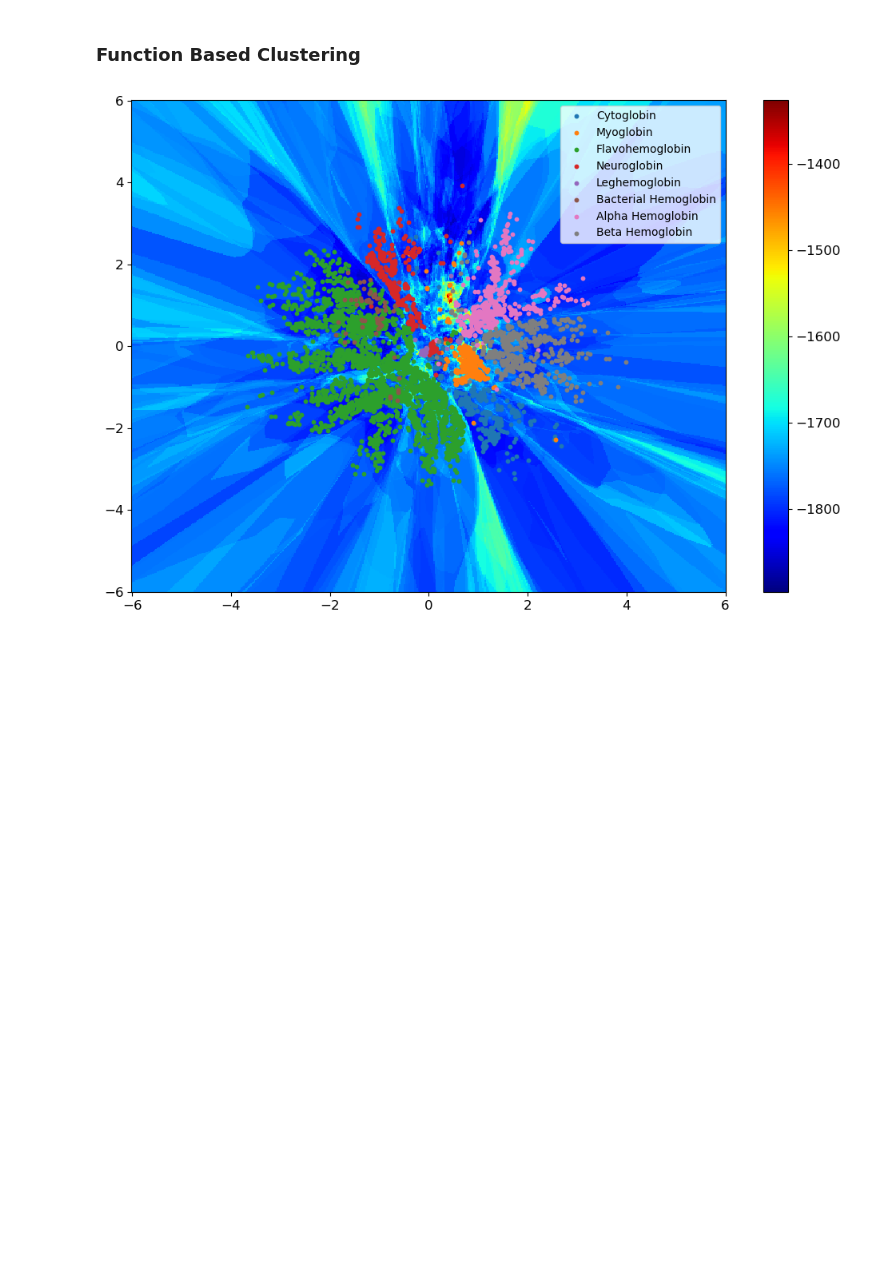
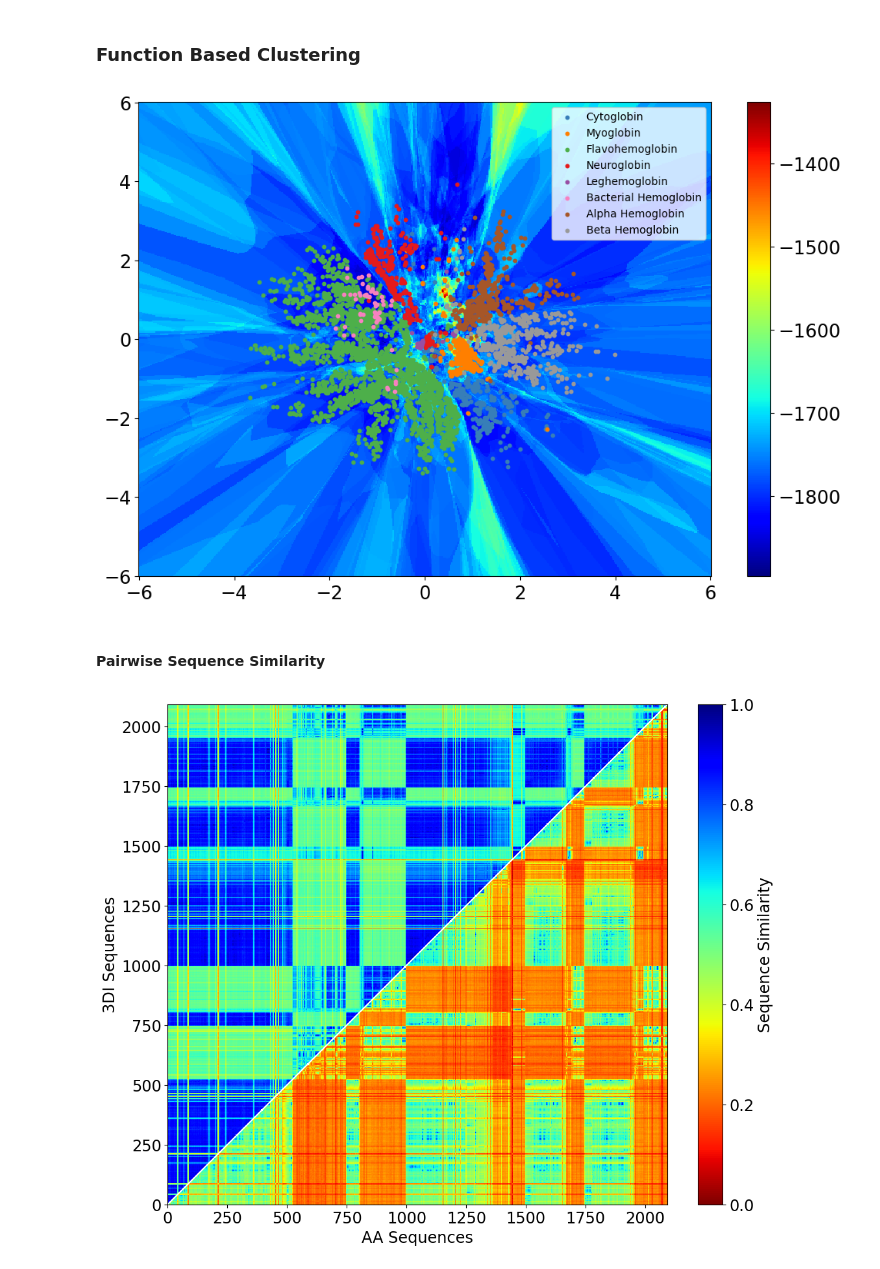
Before and after one commit to PotoyanGroup/3Di-DCA-Landscape, a Jupyter notebook: Analysis.ipynb, the cells around one changed output. Cells and saved outputs as stored; diff of their text form; code cells hidden in the pictures; blank space fills up the shorter version.

```diff
--- a/Analysis.ipynb
+++ b/Analysis.ipynb
@@ -167,12 +190,11 @@ for i in list(SeqIO.parse("globin/new_generated.fasta", "fasta")):
     c+=1
 coord_train=np.asarray([np.asarray(index[i]) for i in index.keys()])
 # %%
-plt.rcParams.update({'font.size': 12})
+
 resolution = [ax_min, ax_max, pixels]
 a, b = np.meshgrid(np.linspace(resolution[0], resolution[1], resolution[2]),
                        np.linspace(resolution[0], resolution[1], resolution[2]))
 fig, ax = plt.subplots()
-fig.set_size_inches([12,8])
 c = ax.pcolormesh(b, a, mat, cmap='jet')
 fig.colorbar(c, ax=ax)
 plt.scatter(x=coord_train[0][:,0],y=coord_train[0][:,1],s=10)
@@ -186,4 +208,37 @@ plt.scatter(x=coord_train[7][:,0],y=coord_train[7][:,1],s=10)
 plt.legend(["Cytoglobin","Myoglobin","Flavohemoglobin","Neuroglobin","Leghemoglobin","Bacterial Hemoglobin","Alpha Hemoglobin","Beta Hemoglobin"],fontsize=10)
 plt.show()
 # %% [output]
-[figure, old version]
+[figure, new version]
+# %% [markdown]
+#### Pairwise Sequence Similarity ####
+# %%
+identity_matrix=np.load("/lustre/hdd/LAS/potoyan-lab/Divyanshu/git-repos/3Di_Landscape/cMDH/di_identity_matrix.npy")
+identity_matrix_seq=np.load("/lustre/hdd/LAS/potoyan-lab/Divyanshu/git-repos/3Di_Landscape/cMDH/aa_identity_matrix.npy")
+
+fig, ax = plt.subplots()
+
+# Prepare upper and lower triangles
+upper = np.triu(identity_matrix, k=1)
+lower = np.tril(identity_matrix_seq, k=-1)
+
+# Mask zeros for better visualization
+masked_upper = np.ma.masked_where(upper == 0, upper)
+masked_lower = np.ma.masked_where(lower == 0, lower)
+
+# Plot upper triangle
+cmap = plt.get_cmap('jet_r')
+im1 = ax.imshow(masked_upper, cmap=cmap, vmin=0, vmax=1)
+
+# Plot lower triangle
+im2 = ax.imshow(masked_lower, cmap=cmap, vmin=0, vmax=1)
+
+# Add colorbar
+cbar = plt.colorbar(im1, ax=ax, fraction=0.046, pad=0.04)
+cbar.set_label("Sequence Similarity")
+
+ax.set_xlabel("AA Sequences")
+ax.set_ylabel("3DI Sequences")
+ax.invert_yaxis()
+plt.show()
+# %% [output]
+[figure, added]
```
Also changed, not shown: parts of 10 cells of this notebook, 7 other files.
